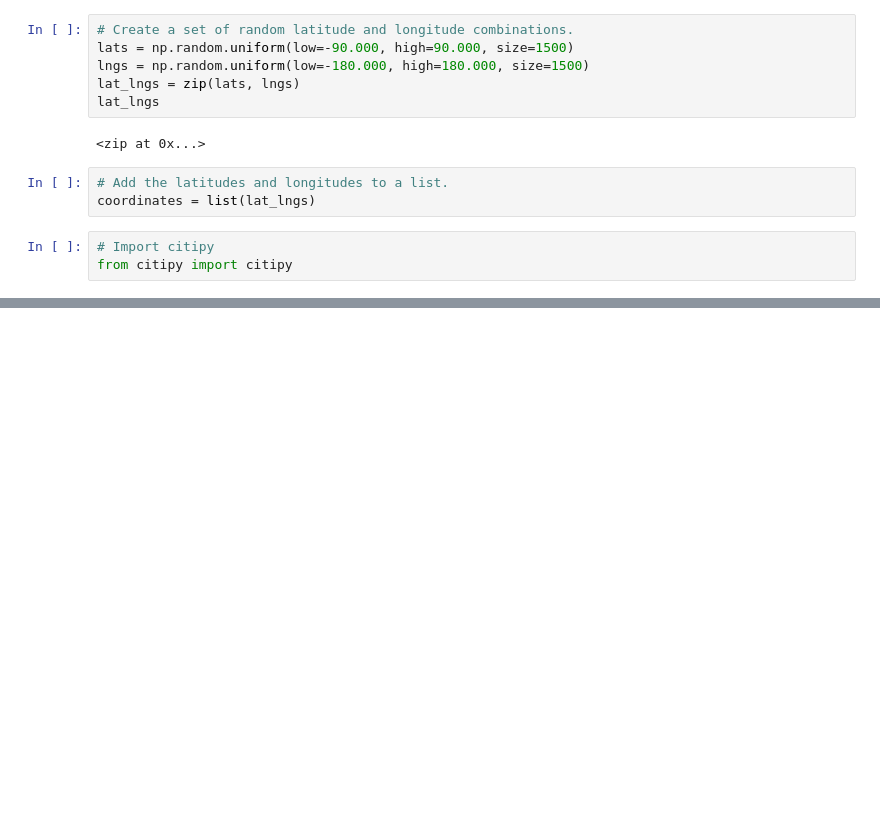
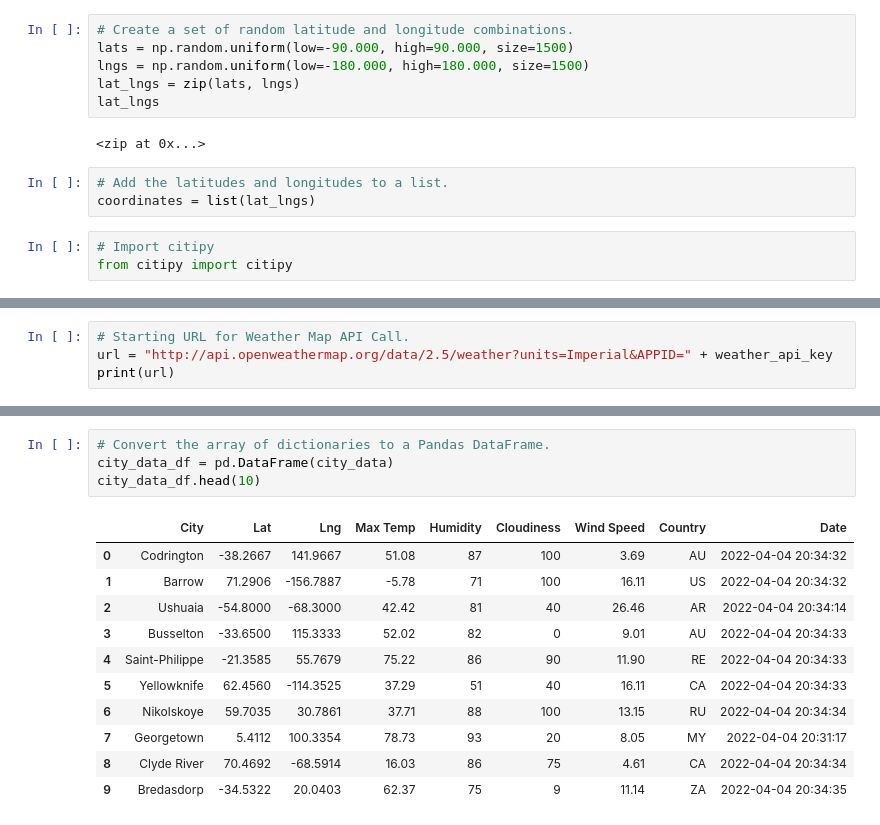
Before and after one commit to dubiousmatter/World_Weather_Analysis, a Jupyter notebook: WeatherPy.ipynb, the cells around one changed output, grey strips where cells are left out. Cells and saved outputs as stored; diff of their text form; blank space fills up the shorter version.

```diff
--- a/WeatherPy.ipynb
+++ b/WeatherPy.ipynb
@@ -33,0 +45,4 @@ len(cities)
+# %%
+# Starting URL for Weather Map API Call.
+url = "http://api.openweathermap.org/data/2.5/weather?units=Imperial&APPID=" + weather_api_key
+print(url)
@@ -33,0 +134,16 @@ len(cities)
+# %%
+# Convert the array of dictionaries to a Pandas DataFrame.
+city_data_df = pd.DataFrame(city_data)
+city_data_df.head(10)
+# %% [output]
+|  | City | Lat | Lng | Max Temp | Humidity | Cloudiness | Wind Speed | Country | Date |
+| 0 | Codrington | -38.2667 | 141.9667 | 51.08 | 87 | 100 | 3.69 | AU | 2022-04-04 20:34:32 |
+| 1 | Barrow | 71.2906 | -156.7887 | -5.78 | 71 | 100 | 16.11 | US | 2022-04-04 20:34:32 |
+| 2 | Ushuaia | -54.8000 | -68.3000 | 42.42 | 81 | 40 | 26.46 | AR | 2022-04-04 20:34:14 |
+| 3 | Busselton | -33.6500 | 115.3333 | 52.02 | 82 | 0 | 9.01 | AU | 2022-04-04 20:34:33 |
+| 4 | Saint-Philippe | -21.3585 | 55.7679 | 75.22 | 86 | 90 | 11.90 | RE | 2022-04-04 20:34:33 |
+| 5 | Yellowknife | 62.4560 | -114.3525 | 37.29 | 51 | 40 | 16.11 | CA | 2022-04-04 20:34:33 |
+| 6 | Nikolskoye | 59.7035 | 30.7861 | 37.71 | 88 | 100 | 13.15 | RU | 2022-04-04 20:34:34 |
+| 7 | Georgetown | 5.4112 | 100.3354 | 78.73 | 93 | 20 | 8.05 | MY | 2022-04-04 20:31:17 |
+| 8 | Clyde River | 70.4692 | -68.5914 | 16.03 | 86 | 75 | 4.61 | CA | 2022-04-04 20:34:34 |
+| 9 | Bredasdorp | -34.5322 | 20.0403 | 62.37 | 75 | 9 | 11.14 | ZA | 2022-04-04 20:34:35 |
```
Also changed, not shown: parts of 8 cells of this notebook, 4 other files.
